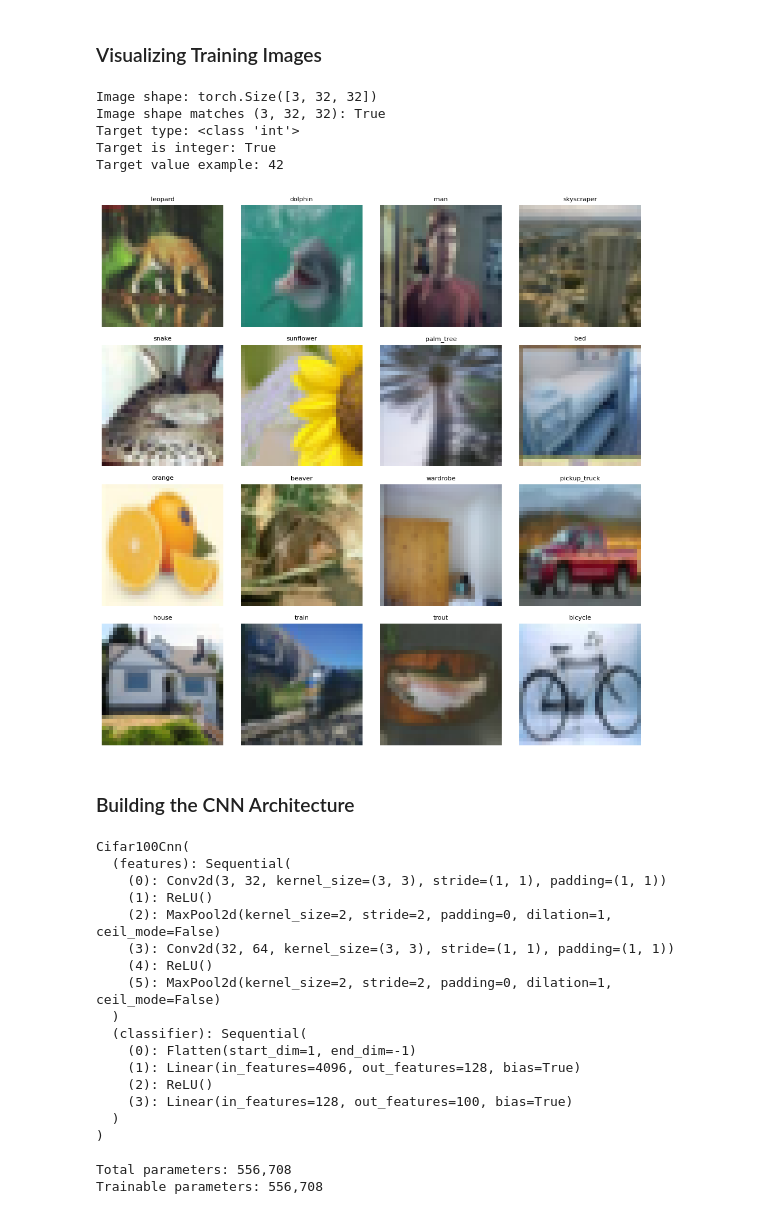
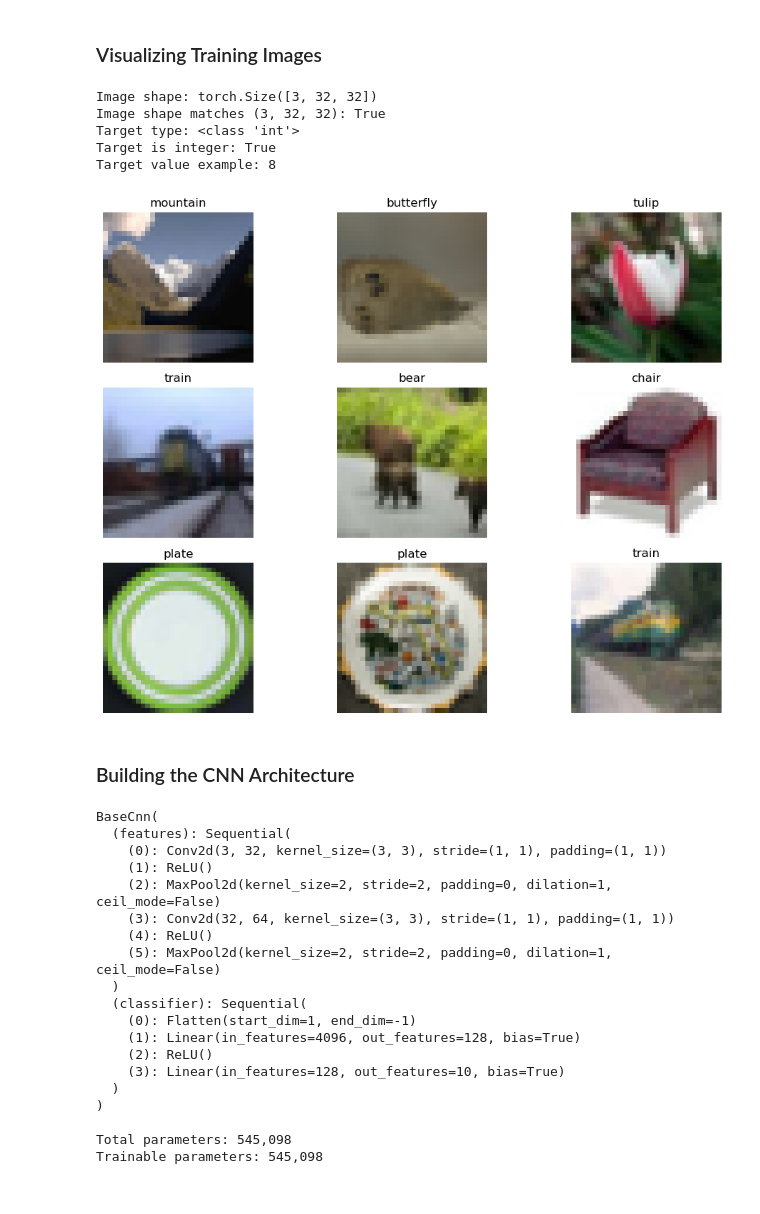
Before and after one commit to TaillessSheep/ARIN-5101-Project, a Jupyter notebook: project.ipynb, the cells around one changed output. Saved outputs shown, nothing was run; the diff lists cells and outputs as text; code cells hidden in the pictures.

```diff
--- a/project.ipynb
+++ b/project.ipynb
@@ -2,0 +92,29 @@
+# %%
+from torch.utils.data import Dataset
+
+# ============================================================================
+# Custom Dataset Filter Class
+# ============================================================================
+class SubsetFilter(Dataset):
+    """Filter dataset to only include selected classes and remap labels to 0-9."""
+    def __init__(self, dataset, selected_classes):
+        self.dataset = dataset
+        self.selected_classes = selected_classes
+        # Create mapping from original class ID to new class ID (0-9)
+        self.class_to_idx = {orig_class: new_idx for new_idx, orig_class in enumerate(selected_classes)}
+
+        # Filter indices: only keep samples whose label is in selected_classes
+        self.indices = []
+        for idx, (_, label) in enumerate(dataset):
+            if label in self.selected_classes:
+                self.indices.append(idx)
+
+    def __len__(self):
+        return len(self.indices)
+
+    def __getitem__(self, idx):
+        actual_idx = self.indices[idx]
+        image, original_label = self.dataset[actual_idx]
+        # Remap label to 0-9
+        new_label = self.class_to_idx[original_label]
+        return image, new_label
@@ -46,44 +196,46 @@ Number of classes: 100
 # %%
 import matplotlib.pyplot as plt
 
 # Get one batch from the training loader
 images, labels = next(iter(train_loader))
 
 # Confirm image shape and target type
 print(f"Image shape: {images[0].shape}")
 print(f"Image shape matches (3, 32, 32): {images[0].shape == (3, 32, 32)}")
 print(f"Target type: {type(labels[0].item())}")
 print(f"Target is integer: {isinstance(labels[0].item(), int)}")
 print(f"Target value example: {labels[0].item()}")
 
 # Plot 4×4 grid of images with class labels
 plt.figure(figsize=(10, 10))
-for index in range(16):
-    plt.subplot(4, 4, index + 1)
+for index in range(9):
+    plt.subplot(4, 3, index + 1)
     # Transpose from (C, H, W) to (H, W, C) for matplotlib
     img = images[index].numpy().transpose(1, 2, 0)
-    # Get the class name for the label
-    class_name = cifar100_full.classes[labels[index].item()]
+    # Get the class name for the label (remapped to 0-9, need to map back to original)
+    remapped_label = labels[index].item()
+    original_class_id = selected_subset[remapped_label]
+    class_name = cifar100_full.classes[original_class_id]
     plt.imshow(img)
-    plt.title(class_name, fontsize=8)
+    plt.title(class_name, fontsize=12)
     plt.axis("off")
 plt.tight_layout()
 plt.show()
 # %% [output]
 Image shape: torch.Size([3, 32, 32])
 Image shape matches (3, 32, 32): True
 Target type: <class 'int'>
 Target is integer: True
-Target value example: 42
+Target value example: 8
-[figure, old version]
+[figure, new version]
 # %% [markdown]
 ### Building the CNN Architecture
 # %%
 import torch.nn as nn
 
-class Cifar100Cnn(nn.Module):
+class BaseCnn(nn.Module):
     def __init__(self):
-        super(Cifar100Cnn, self).__init__()
+        super(BaseCnn, self).__init__()
         self.features = nn.Sequential(
             nn.Conv2d(3, 32, kernel_size=3, padding=1),  # Conv block 1
             nn.ReLU(),
@@ -97,7 +249,7 @@ class Cifar100Cnn(nn.Module):
             nn.Flatten(),
             nn.Linear(64 * 8 * 8, 128),  # assuming input is 32x32 (CIFAR)
             nn.ReLU(),
-            nn.Linear(128, 100)
+            nn.Linear(128, config['num_classes'])  # 10 classes for subset
         )
 
     def forward(self, x):
@@ -105,16 +257,16 @@ class Cifar100Cnn(nn.Module):
         x = self.classifier(x)
         return x
 
-cnn_model = Cifar100Cnn()
-print(cnn_model)
+base_model = BaseCnn()
+print(base_model)
 
 # Print model summary and parameter count
-total_params = sum(p.numel() for p in cnn_model.parameters())
-trainable_params = sum(p.numel() for p in cnn_model.parameters() if p.requires_grad)
+total_params = sum(p.numel() for p in base_model.parameters())
+trainable_params = sum(p.numel() for p in base_model.parameters() if p.requires_grad)
 print(f"\nTotal parameters: {total_params:,}")
 print(f"Trainable parameters: {trainable_params:,}")
 # %% [output]
-Cifar100Cnn(
+BaseCnn(
   (features): Sequential(
     (0): Conv2d(3, 32, kernel_size=(3, 3), stride=(1, 1), padding=(1, 1))
     (1): ReLU()
@@ -127,9 +279,9 @@ Cifar100Cnn(
     (0): Flatten(start_dim=1, end_dim=-1)
     (1): Linear(in_features=4096, out_features=128, bias=True)
     (2): ReLU()
-    (3): Linear(in_features=128, out_features=100, bias=True)
+    (3): Linear(in_features=128, out_features=10, bias=True)
   )
 )
 
-Total parameters: 556,708
-Trainable parameters: 556,708
+Total parameters: 545,098
+Trainable parameters: 545,098
```
Also changed, not shown: parts of 14 cells of this notebook, 8 other files.
